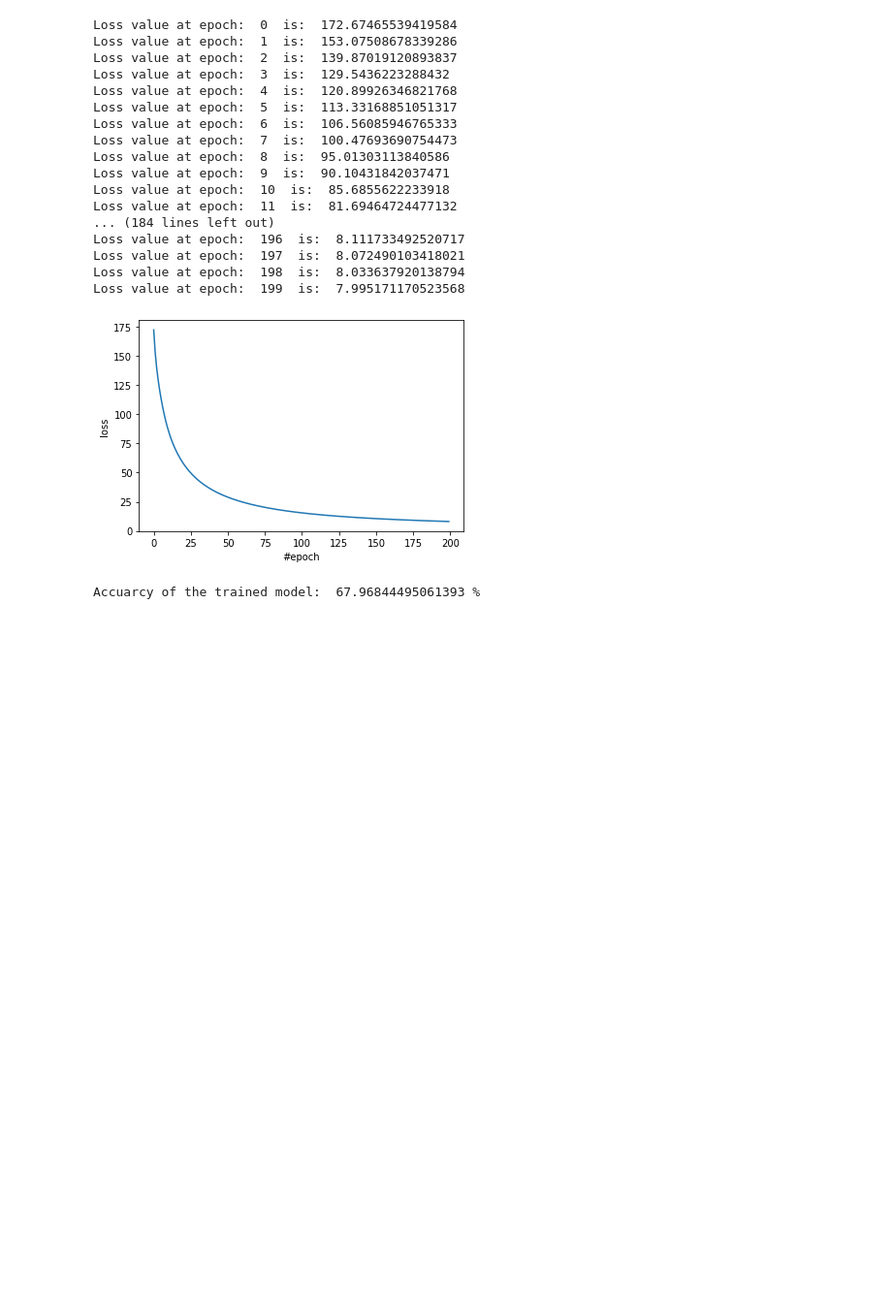
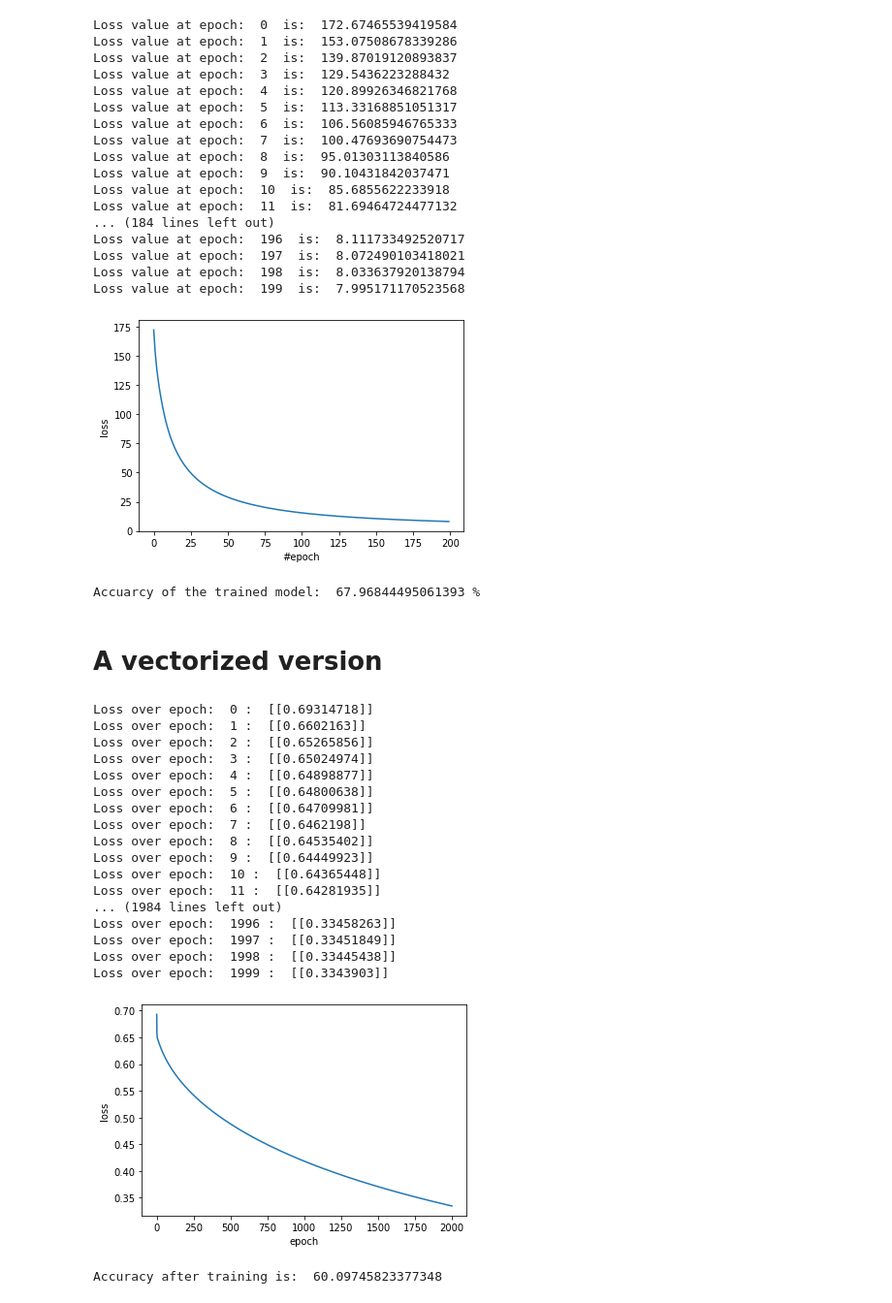
Before and after one commit to pranavkantgaur/Coursera_DL_specialization_from_scratch, a Jupyter notebook: course1/week2/logistic_regression_with_nn_mindset.ipynb, the cells around one changed output. Shown: that part at 97% size. Drawn from its saved outputs; the diff is of its cells as text; code cells hidden in the pictures; blank space fills up the shorter version.

```diff
--- a/course1/week2/logistic_regression_with_nn_mindset.ipynb
+++ b/course1/week2/logistic_regression_with_nn_mindset.ipynb
@@ -242,3 +242,5 @@ Loss value at epoch:  199  is:  7.995171170523568
 classifier.evaluate_model(x_test_images, y_test_images)
 # %% [output]
 Accuarcy of the trained model:  67.96844495061393 %
+# %% [markdown]
+# A  vectorized version
@@ -244,0 +304,28 @@ Accuarcy of the trained model:  67.96844495061393 %
+# %%
+vect_catvsnoncat = VectorizedCatvsNoCatClassifier()
+# %%
+vect_catvsnoncat.train(x_train_images, y_train_images, lr = 0.001,
+                       n_hidden_units = 1, n_epochs = 2000)
+# %% [output]
+Loss over epoch:  0 :  [[0.69314718]]
+Loss over epoch:  1 :  [[0.6602163]]
+Loss over epoch:  2 :  [[0.65265856]]
+Loss over epoch:  3 :  [[0.65024974]]
+Loss over epoch:  4 :  [[0.64898877]]
+Loss over epoch:  5 :  [[0.64800638]]
+Loss over epoch:  6 :  [[0.64709981]]
+Loss over epoch:  7 :  [[0.6462198]]
+Loss over epoch:  8 :  [[0.64535402]]
+Loss over epoch:  9 :  [[0.64449923]]
+Loss over epoch:  10 :  [[0.64365448]]
+Loss over epoch:  11 :  [[0.64281935]]
+... (1984 lines left out)
+Loss over epoch:  1996 :  [[0.33458263]]
+Loss over epoch:  1997 :  [[0.33451849]]
+Loss over epoch:  1998 :  [[0.33445438]]
+Loss over epoch:  1999 :  [[0.3343903]]
+[figure, added]
+# %%
+vect_catvsnoncat.evaluate(x_test_images, y_test_images)
+# %% [output]
+Accuracy after training is:  60.09745823377348
```
Also changed, not shown: parts of 1 cell of this notebook.
